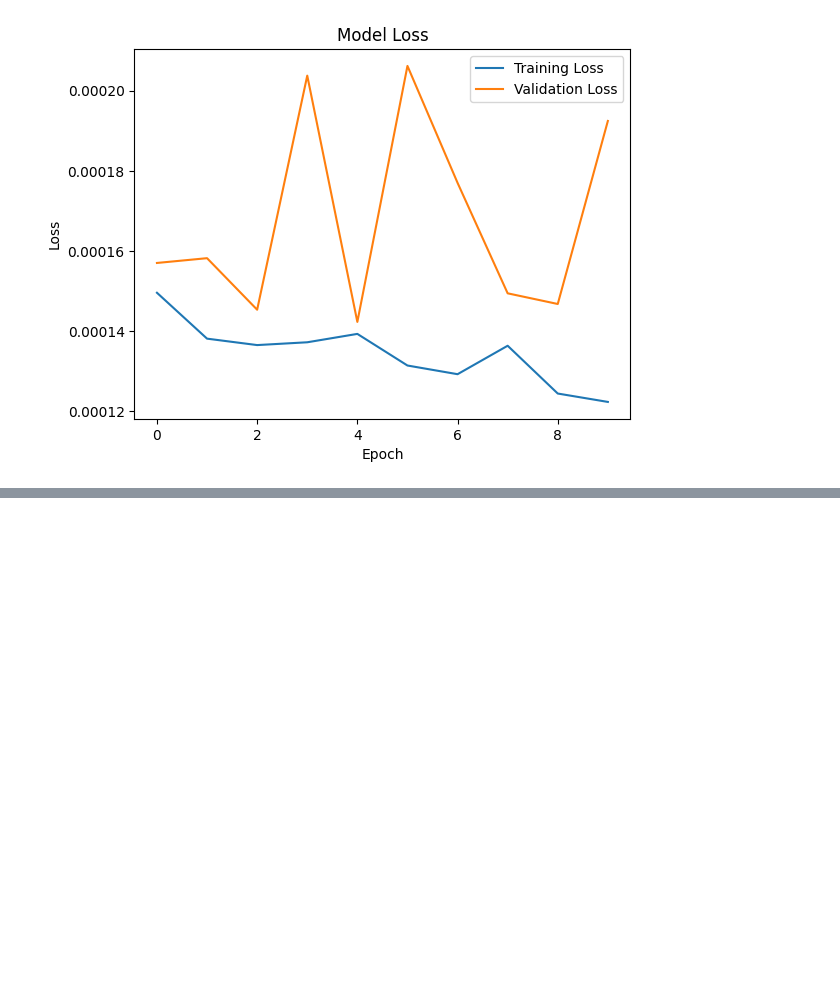
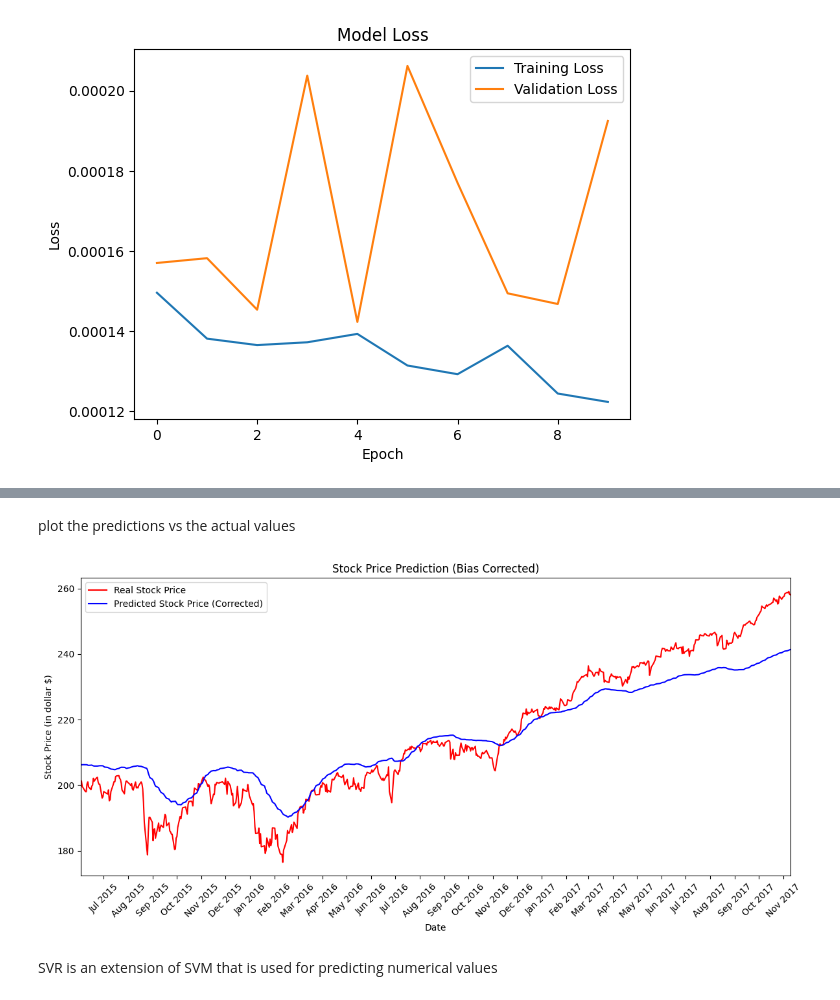
Before and after one commit to AdamChoong0095/NUS-Stock-Data, a Jupyter notebook: Stock_price_prediction.ipynb, the cells around one changed output, grey strips where cells are left out. Saved outputs shown, nothing was run; the diff lists cells and outputs as text; code cells hidden in the pictures; blank space fills up the shorter version.

Commit message:
Added SVM (SVR) predictions

```diff
--- a/Stock_price_prediction.ipynb
+++ b/Stock_price_prediction.ipynb
@@ -291,0 +370,14 @@ Epoch 10/10
+# %%
+# Set the time step (number of previous days to look at)
+TIME_STEPS = 21 # 3 weeks
+
+# Create sequences of past data points for training and testing
+X_train, y_train = create_dataset(x_train, y_train, TIME_STEPS)
+X_test, y_test = create_dataset(x_test, y_test, TIME_STEPS)
+
+# flatten the sequence for SVR
+X_train_flat = X_train.reshape(X_train.shape[0], -1)
+X_test_flat = X_test.reshape(X_test.shape[0], -1)
+
+print(f'X_train shape: {X_train.shape}')
+print(f'y_train shape: {y_train.shape}')
@@ -291,0 +428,30 @@ Epoch 10/10
+# %% [markdown]
+plot the predictions vs the actual values
+# %%
+# Plot the actual vs corrected predicted stock prices (in original scale)
+plt.figure(figsize=(12, 6))  # Set the figure size
+
+# Use the last len(y_test_original) dates from the dataset for the test set
+test_set_dates = sp500_pivot.index[-len(y_test_original):]
+test_set_dates = pd.to_datetime(test_set_dates)  # Ensure it's in datetime format
+
+plt.plot(test_set_dates, y_test_original, color='red', label='Real Stock Price')  # Plot real stock prices
+plt.plot(test_set_dates, test_predictions_corrected, color='blue', label='Predicted Stock Price (Corrected)')  # Plot corrected predicted stock prices
+
+plt.title('Stock Price Prediction (Bias Corrected)')
+plt.xlabel('Date')
+plt.ylabel('Stock Price (in dollar $)')
+
+# Set x-axis limits and format
+plt.xlim([test_set_dates[0], test_set_dates[-1]])
+plt.gca().xaxis.set_major_locator(mdates.MonthLocator())
+plt.gca().xaxis.set_major_formatter(mdates.DateFormatter('%b %Y'))  # Format to show month and year
+plt.xticks(rotation=45)  # Rotate x-axis labels for better visibility
+
+plt.legend()
+plt.tight_layout()
+plt.show()
+# %% [output]
+[figure, added]
+# %% [markdown]
+SVR is an extension of SVM that is used for predicting numerical values
```
Also changed, not shown: parts of 16 cells of this notebook.
